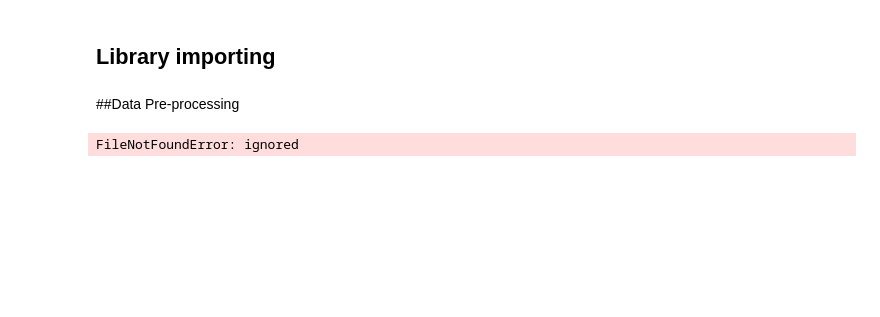
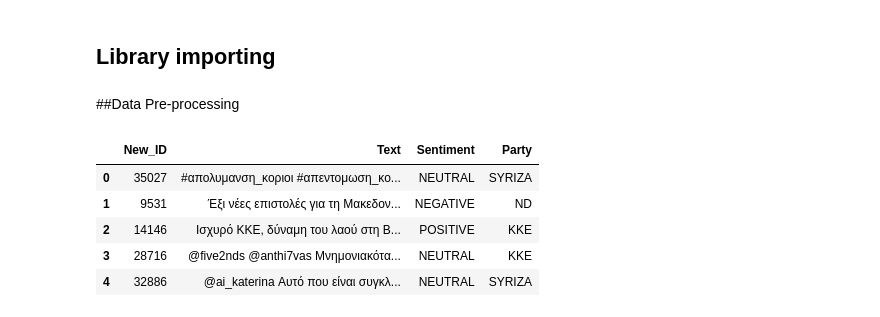
Before and after one commit to JimTsiob/Deep-Learning-NLP-assignments, a Jupyter notebook: Assignment 1/HW1_7115112300036.ipynb, the cells around one changed output. Drawn from its saved outputs; the diff is of its cells as text; code cells hidden in the pictures; blank space fills up the shorter version.

```diff
--- a/Assignment 1/HW1_7115112300036.ipynb
+++ b/Assignment 1/HW1_7115112300036.ipynb
@@ -9,6 +15,13 @@ from sklearn.model_selection import train_test_split
 # %% [markdown]
 ##Data Pre-processing
 # %%
-dataset = pd.read_csv('/datasets/train_set.csv')
+df = pd.read_csv('/content/sample_data/train_set.csv')
+
+df.head()
 # %% [output]
-FileNotFoundError: ignored
+|  | New_ID | Text | Sentiment | Party |
+| 0 | 35027 | #απολυμανση_κοριοι #απεντομωση_κο... | NEUTRAL | SYRIZA |
+| 1 | 9531 | Έξι νέες επιστολές για τη Μακεδον... | NEGATIVE | ND |
+| 2 | 14146 | Ισχυρό ΚΚΕ, δύναμη του λαού στη Β... | POSITIVE | KKE |
+| 3 | 28716 | @five2nds @anthi7vas Μνημονιακότα... | NEUTRAL | KKE |
+| 4 | 32886 | @ai_katerina Αυτό που είναι συγκλ... | NEUTRAL | SYRIZA |
```
Also changed, not shown: parts of 11 cells of this notebook.
